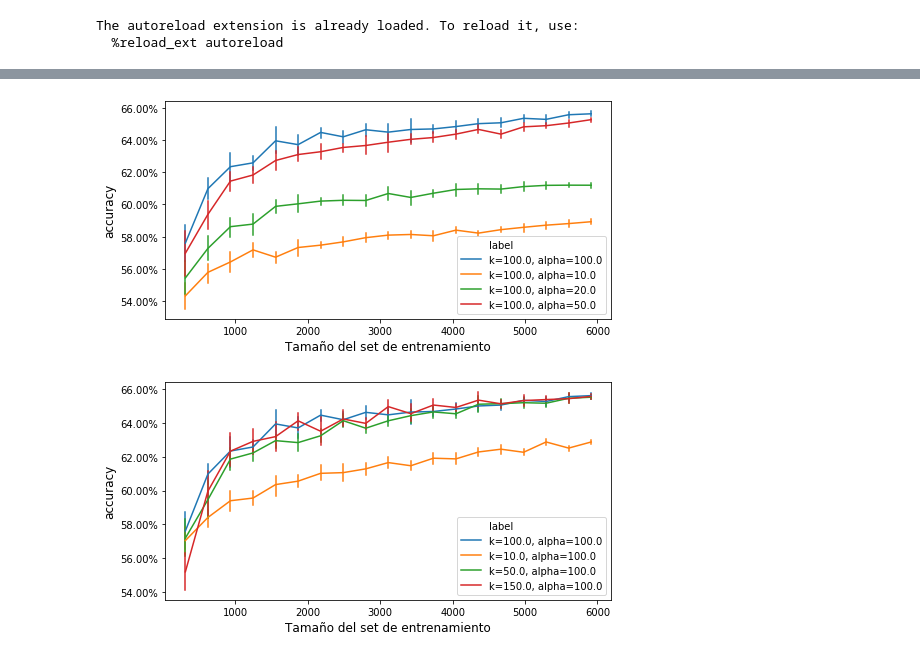
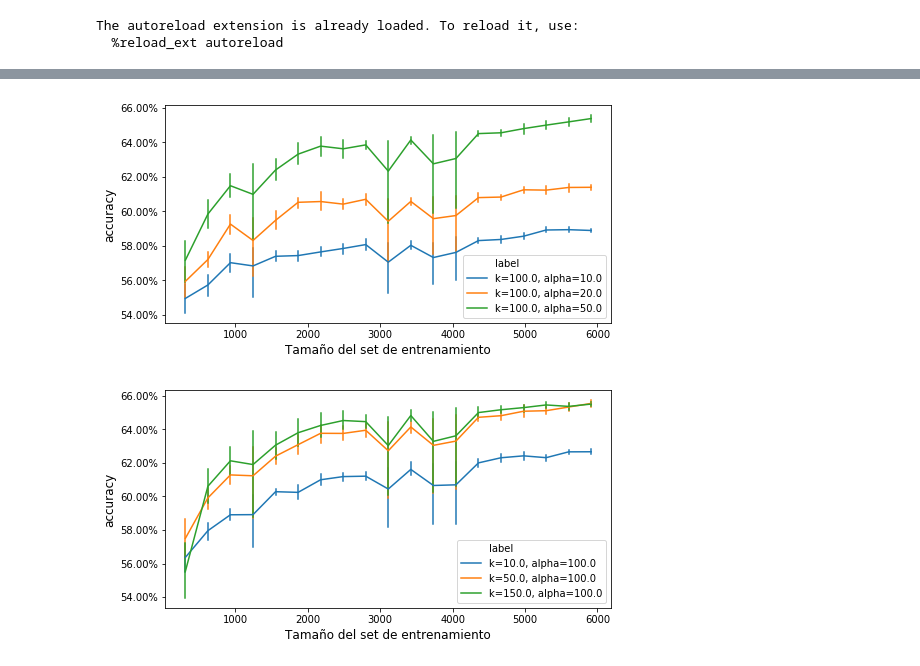
Before and after one commit to jpcenteno/kdtree-pca-sentinment-analysis, a Jupyter notebook: notebooks/exp-train-size.ipynb, the cells around one changed output, grey strips where cells are left out. Cells and saved outputs as stored; diff of their text form; code cells hidden in the pictures.

Commit message:
Grafico resultados experimentacion ∂acc/∂n

```diff
--- a/notebooks/exp-train-size.ipynb
+++ b/notebooks/exp-train-size.ipynb
@@ -160,4 +30,0 @@ ratio = 0.95, k = 100, alpha = 100
-# %%
-ax = sns.lineplot(x='n_train', y='acc', err_style='bars', data=results_exp2)
-ax.set_xlabel('Tamaño del set de entrenamiento')
-ax.set_ylabel('accuracy')
@@ -236,0 +31,5 @@ ratio = 0.45, k = 100, alpha = 50
+# %%
+# Carga de datos:
+
+data = pd.read_csv('results/accuracy-variando-n.csv')
+data.head()
@@ -237,39 +43,35 @@ ratio = 0.45, k = 100, alpha = 50
 # %%
-data = pd.concat([
-    pd.read_csv('results/subsampling_exp2.csv'),
-    pd.read_csv('results/subsampling_exp3.csv'),
-    pd.read_csv('results/subsampling_exp4.csv'),
-])
+# Grafico de los datos:
 
 def plot_subsampling_experiment(data, ax=None):
 
     data = data.copy()
 
     def fmt_param_label(row):
         'Genera el label para la fila basado en k, alpha'
         k = row['k']
         alpha = row['alpha']
         return f'k={k}, alpha={alpha}'
 
     data['label'] = data.apply(fmt_param_label, axis=1)
 
-    ax = sns.lineplot(x='n_train', y='acc', hue='label', err_style='bars', data=data, ax=ax)
+    ax = sns.lineplot(x='n', y='acc', hue='label', err_style='bars', data=data, ax=ax)
     ax.legend(loc='lower right')
     ax.set_xlabel('Tamaño del set de entrenamiento', fontsize=12)
     ax.set_ylabel('accuracy', fontsize=12)
 
     # Display Y tics as percentage:
     ax.set_yticklabels([f'{x:.2%}' for x in ax.get_yticks()])
 
 _, ax = plt.subplots(1, 1, figsize=(8, 4))
 plot_subsampling_experiment(data[data['k'] == 100], ax)
 plt.savefig('plots/exp_subsampling_k_fijo.png')
 plt.show()
 
 _, ax = plt.subplots(1, 1, figsize=(8, 4))
 plot_subsampling_experiment(data[data['alpha'] == 100], ax)
 plt.savefig('plots/exp_subsampling_alpha_fijo.png')
 plt.show()
 # %% [output]
-[figure, old version]
+[figure, new version]
-[figure, old version]
+[figure, new version]
```
Also changed, not shown: parts of 15 cells of this notebook, 2 other files.
